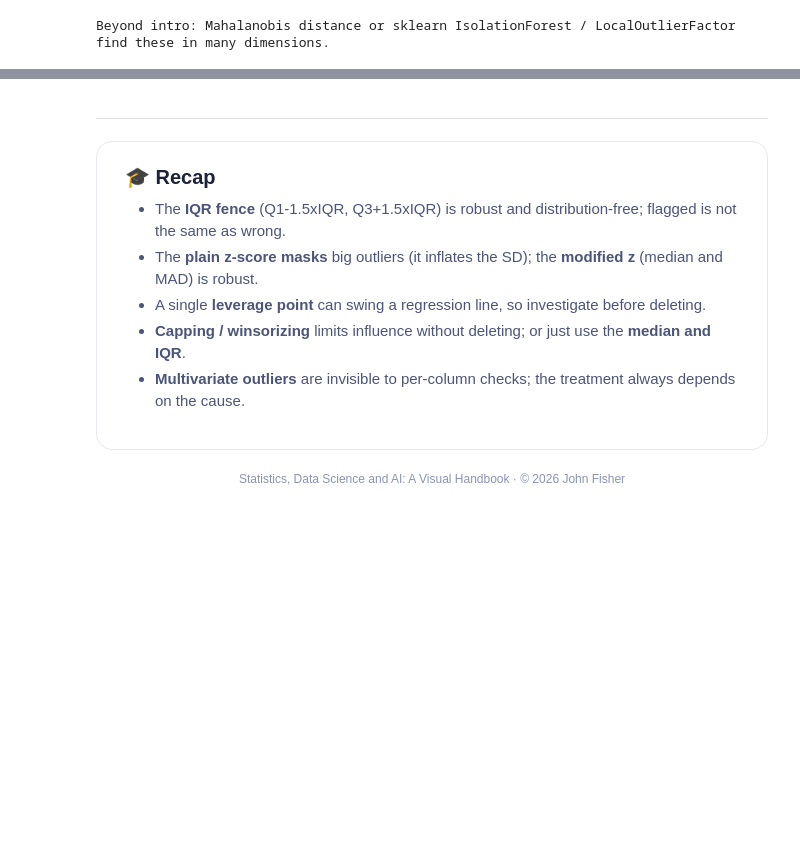
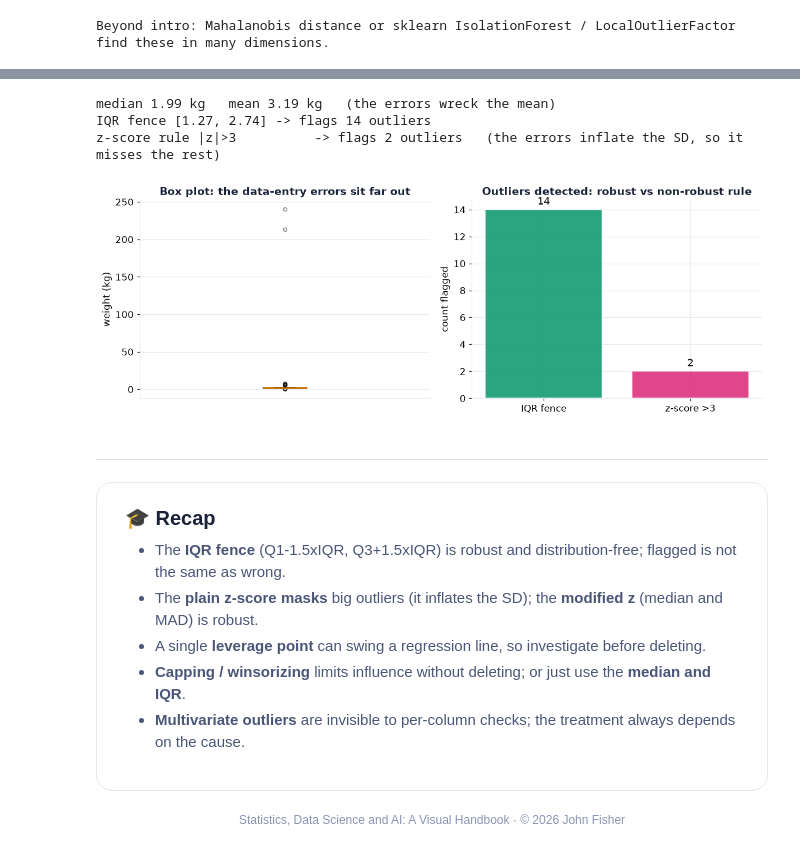
Before and after one commit to johnfisher-ai/Statistics-Data-Science-AI-Visual-Book, a Jupyter notebook: chapters/notebooks/ch21_outliers.ipynb, the cells around one changed output, grey strips where cells are left out. Cells and saved outputs as stored; diff of their text form; code cells hidden in the pictures; blank space fills up the shorter version.

```diff
--- a/chapters/notebooks/ch21_outliers.ipynb
+++ b/chapters/notebooks/ch21_outliers.ipynb
@@ -186,3 +189,28 @@ Beyond intro: Mahalanobis distance or sklearn IsolationForest / LocalOutlierFact
+# %%
+# --- Real-World beat: IQR vs z-score outlier detection ---
+BASE = "https://raw.githubusercontent.com/johnfisher-ai/Statistics-Data-Science-AI-Visual-Book/main/data/"
+try:    pkg = pd.read_excel("../../data/ch21_package_weights.xlsx", sheet_name="Data")
+except FileNotFoundError: pkg = pd.read_excel(BASE+"ch21_package_weights.xlsx", sheet_name="Data")
+w = pkg.weight_kg
+q1, q3 = w.quantile([.25, .75]); iqr = q3 - q1; lo, hi = q1-1.5*iqr, q3+1.5*iqr
+z = (w - w.mean()) / w.std()
+iqr_out = ((w < lo) | (w > hi)).sum(); z_out = (z.abs() > 3).sum()
+print(f"median {w.median():.2f} kg   mean {w.mean():.2f} kg   (the errors wreck the mean)")
+print(f"IQR fence [{lo:.2f}, {hi:.2f}] -> flags {iqr_out} outliers")
+print(f"z-score rule |z|>3          -> flags {z_out} outliers   (the errors inflate the SD, so it misses the rest)")
+fig, ax = plt.subplots(1, 2, figsize=(11,4))
+ax[0].boxplot(w, patch_artist=True, boxprops=dict(facecolor=CYAN, alpha=0.6),
+              medianprops=dict(color=AMBER, linewidth=2), flierprops=dict(marker="o", markersize=4, alpha=0.5))
+ax[0].set_title("Box plot: the data-entry errors sit far out"); ax[0].set_ylabel("weight (kg)"); ax[0].set_xticks([])
+bars = ax[1].bar(["IQR fence", "z-score >3"], [iqr_out, z_out], color=[GREEN, PINK], alpha=0.85, edgecolor="white")
+ax[1].bar_label(bars, fmt="%d", padding=3, fontsize=12)
+ax[1].set_title("Outliers detected: robust vs non-robust rule"); ax[1].set_ylabel("count flagged")
+plt.tight_layout(); plt.show()
+# %% [output]
+median 1.99 kg   mean 3.19 kg   (the errors wreck the mean)
+IQR fence [1.27, 2.74] -> flags 14 outliers
+z-score rule |z|>3          -> flags 2 outliers   (the errors inflate the SD, so it misses the rest)
+[figure, added]
 # %% [markdown]
 ---
 <div style="background:#ffffff;border:1px solid #e6e9f2;border-radius:16px;padding:24px 28px;font-family:Inter,sans-serif;box-shadow:0 8px 30px rgba(20,30,80,0.05)">
```
Also changed, not shown: parts of 1 cell of this notebook, 3 other files.
